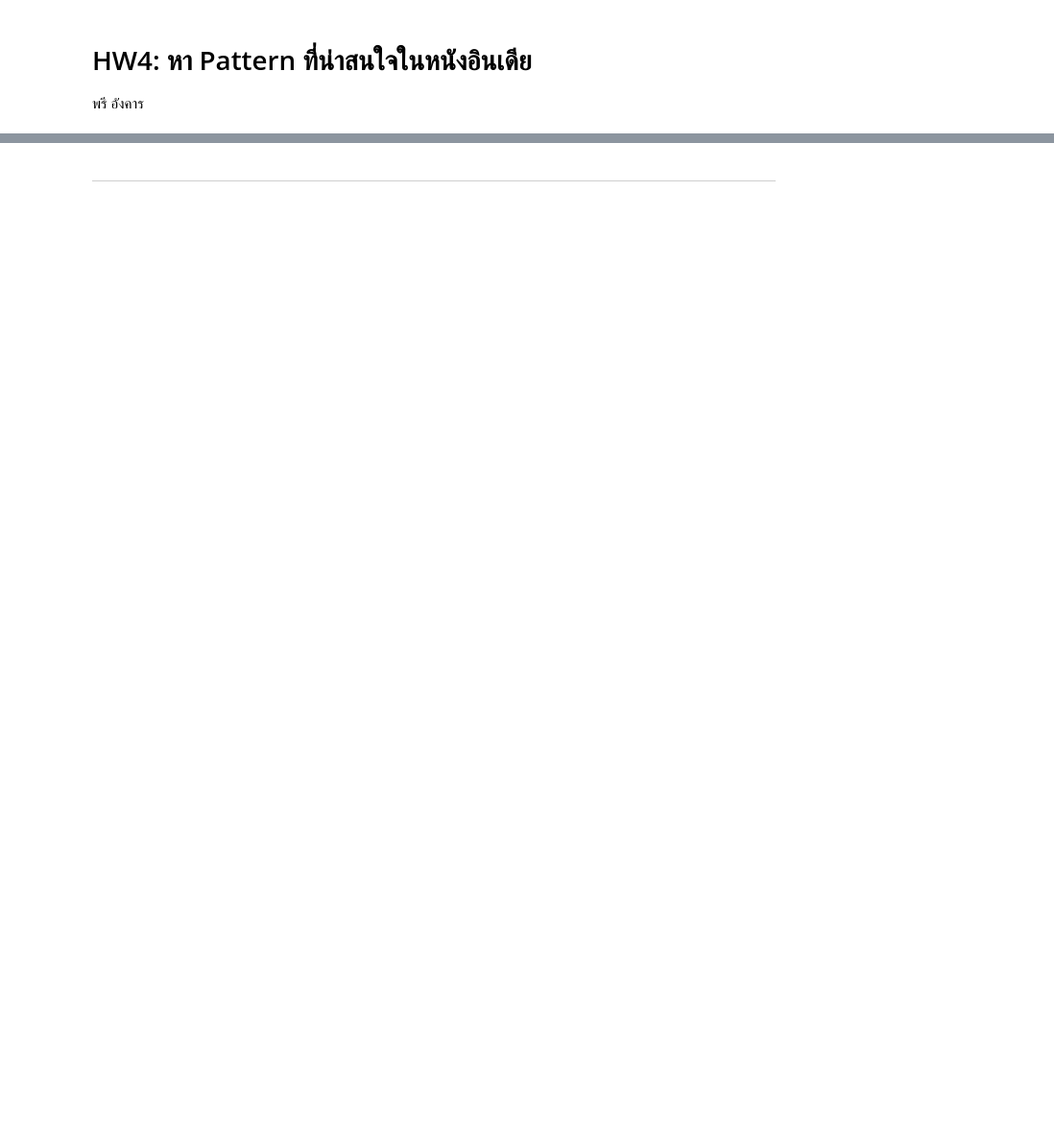
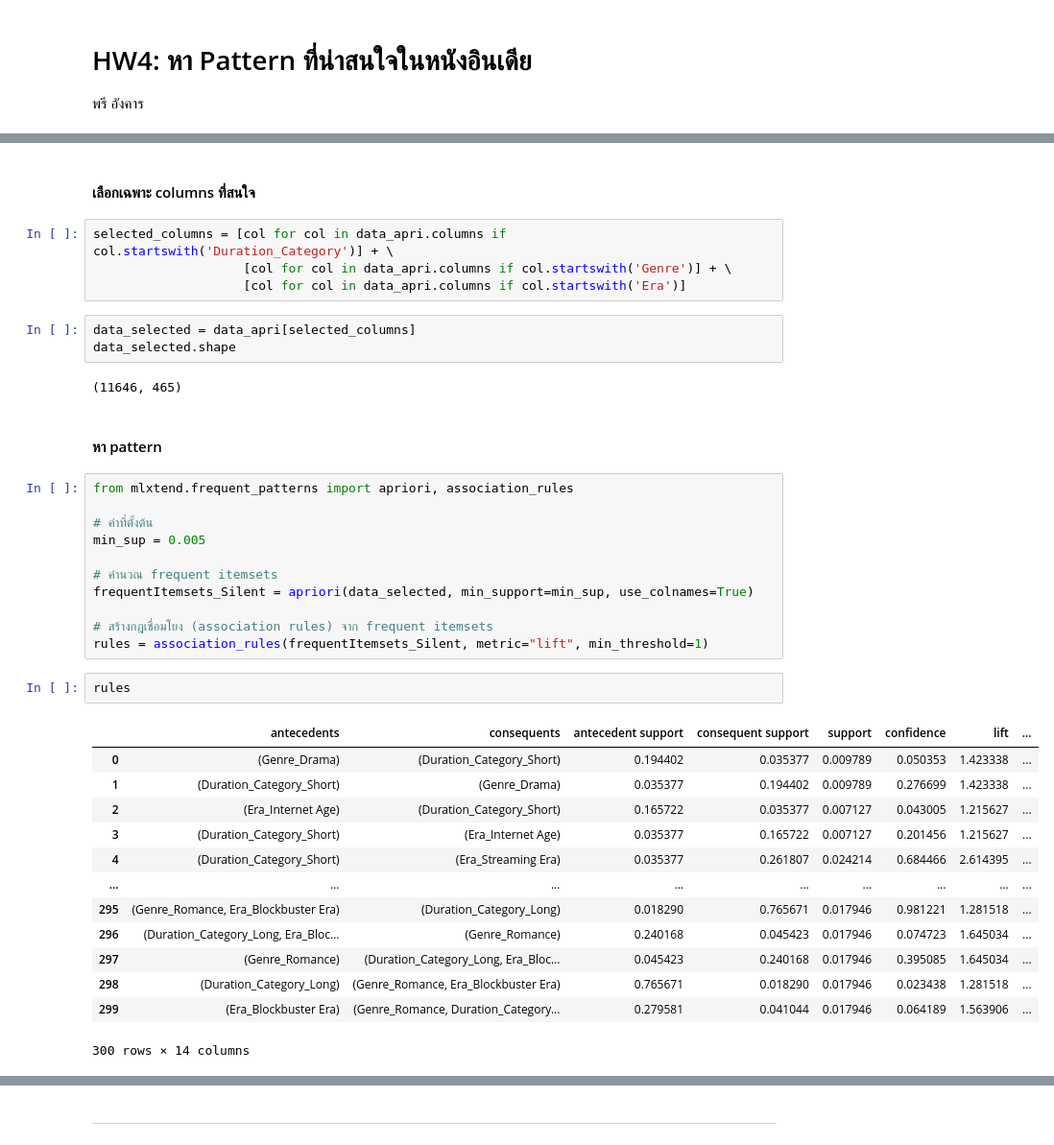
Before and after one commit to sasi-nk/BSC_DPDM2025, a Jupyter notebook: Ch4_Frequent_Patterns_(Association_Rules).ipynb, the cells around one changed output, grey strips where cells are left out. Shown at 96% size. Cells and saved outputs as stored; diff of their text form; blank space fills up the shorter version.

```diff
--- a/Ch4_Frequent_Patterns_(Association_Rules).ipynb
+++ b/Ch4_Frequent_Patterns_(Association_Rules).ipynb
@@ -1173,0 +1194,40 @@ rules[rules["antecedents"].astype(str).str.contains("Director")]
+# %% [markdown]
+#### เลือกเฉพาะ columns ที่สนใจ
+# %%
+selected_columns = [col for col in data_apri.columns if col.startswith('Duration_Category')] + \
+                    [col for col in data_apri.columns if col.startswith('Genre')] + \
+                    [col for col in data_apri.columns if col.startswith('Era')]
+# %%
+data_selected = data_apri[selected_columns]
+data_selected.shape
+# %% [output]
+(11646, 465)
+# %% [markdown]
+#### หา pattern
+# %%
+from mlxtend.frequent_patterns import apriori, association_rules
+
+# ค่าที่ตั้งต้น
+min_sup = 0.005
+
+# คำนวณ frequent itemsets
+frequentItemsets_Silent = apriori(data_selected, min_support=min_sup, use_colnames=True)
+
+# สร้างกฎเชื่อมโยง (association rules) จาก frequent itemsets
+rules = association_rules(frequentItemsets_Silent, metric="lift", min_threshold=1)
+# %%
+rules
+# %% [output]
+|  | antecedents | consequents | antecedent support | consequent support | support | confidence | lift | ... |
+| 0 | (Genre_Drama) | (Duration_Category_Short) | 0.194402 | 0.035377 | 0.009789 | 0.050353 | 1.423338 | ... |
+| 1 | (Duration_Category_Short) | (Genre_Drama) | 0.035377 | 0.194402 | 0.009789 | 0.276699 | 1.423338 | ... |
+| 2 | (Era_Internet Age) | (Duration_Category_Short) | 0.165722 | 0.035377 | 0.007127 | 0.043005 | 1.215627 | ... |
+| 3 | (Duration_Category_Short) | (Era_Internet Age) | 0.035377 | 0.165722 | 0.007127 | 0.201456 | 1.215627 | ... |
+| 4 | (Duration_Category_Short) | (Era_Streaming Era) | 0.035377 | 0.261807 | 0.024214 | 0.684466 | 2.614395 | ... |
+| ... | ... | ... | ... | ... | ... | ... | ... | ... |
+| 295 | (Genre_Romance, Era_Blockbuster Era) | (Duration_Category_Long) | 0.018290 | 0.765671 | 0.017946 | 0.981221 | 1.281518 | ... |
+| 296 | (Duration_Category_Long, Era_Bloc... | (Genre_Romance) | 0.240168 | 0.045423 | 0.017946 | 0.074723 | 1.645034 | ... |
+| 297 | (Genre_Romance) | (Duration_Category_Long, Era_Bloc... | 0.045423 | 0.240168 | 0.017946 | 0.395085 | 1.645034 | ... |
+| 298 | (Duration_Category_Long) | (Genre_Romance, Era_Blockbuster Era) | 0.765671 | 0.018290 | 0.017946 | 0.023438 | 1.281518 | ... |
+| 299 | (Era_Blockbuster Era) | (Genre_Romance, Duration_Category... | 0.279581 | 0.041044 | 0.017946 | 0.064189 | 1.563906 | ... |
+300 rows × 14 columns
```
Also changed, not shown: parts of 22 cells of this notebook.
